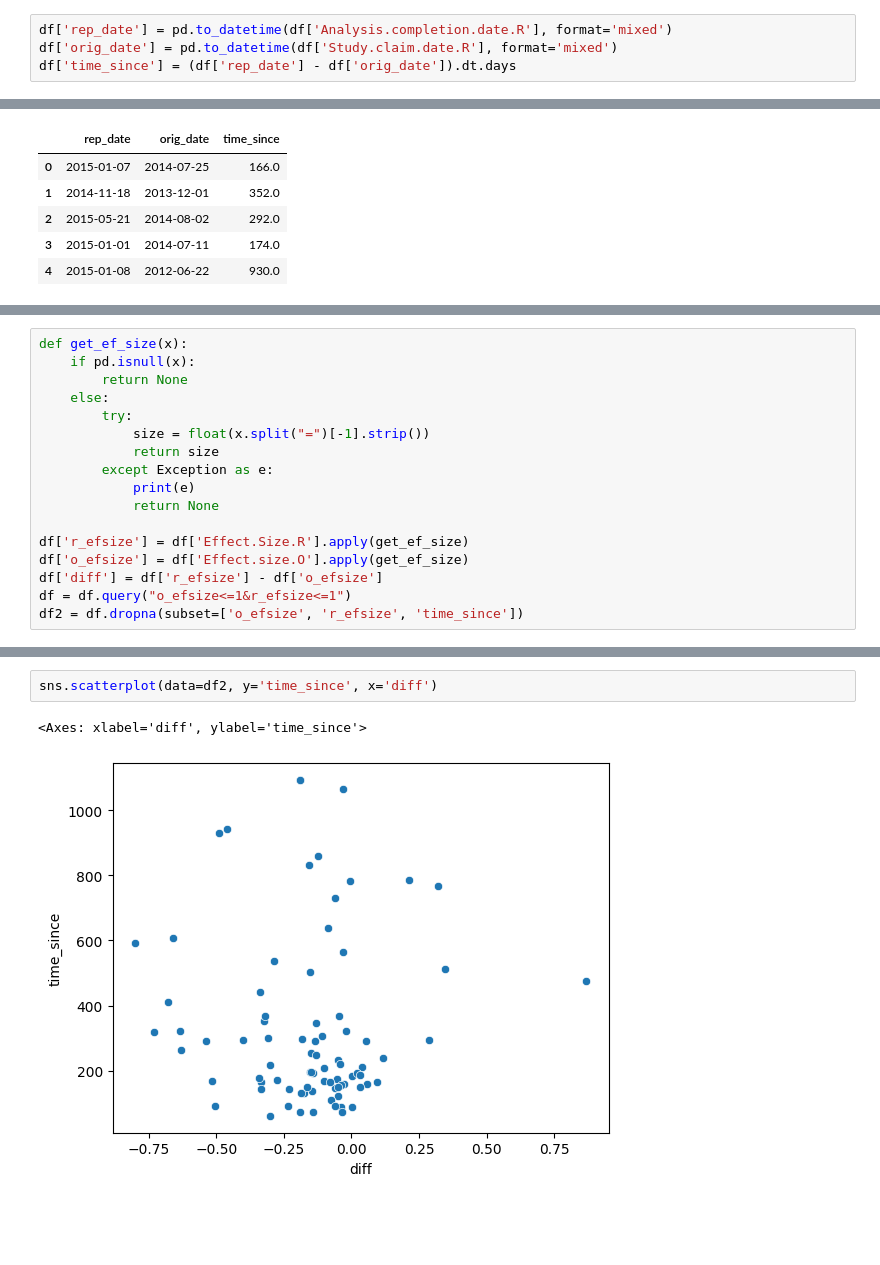
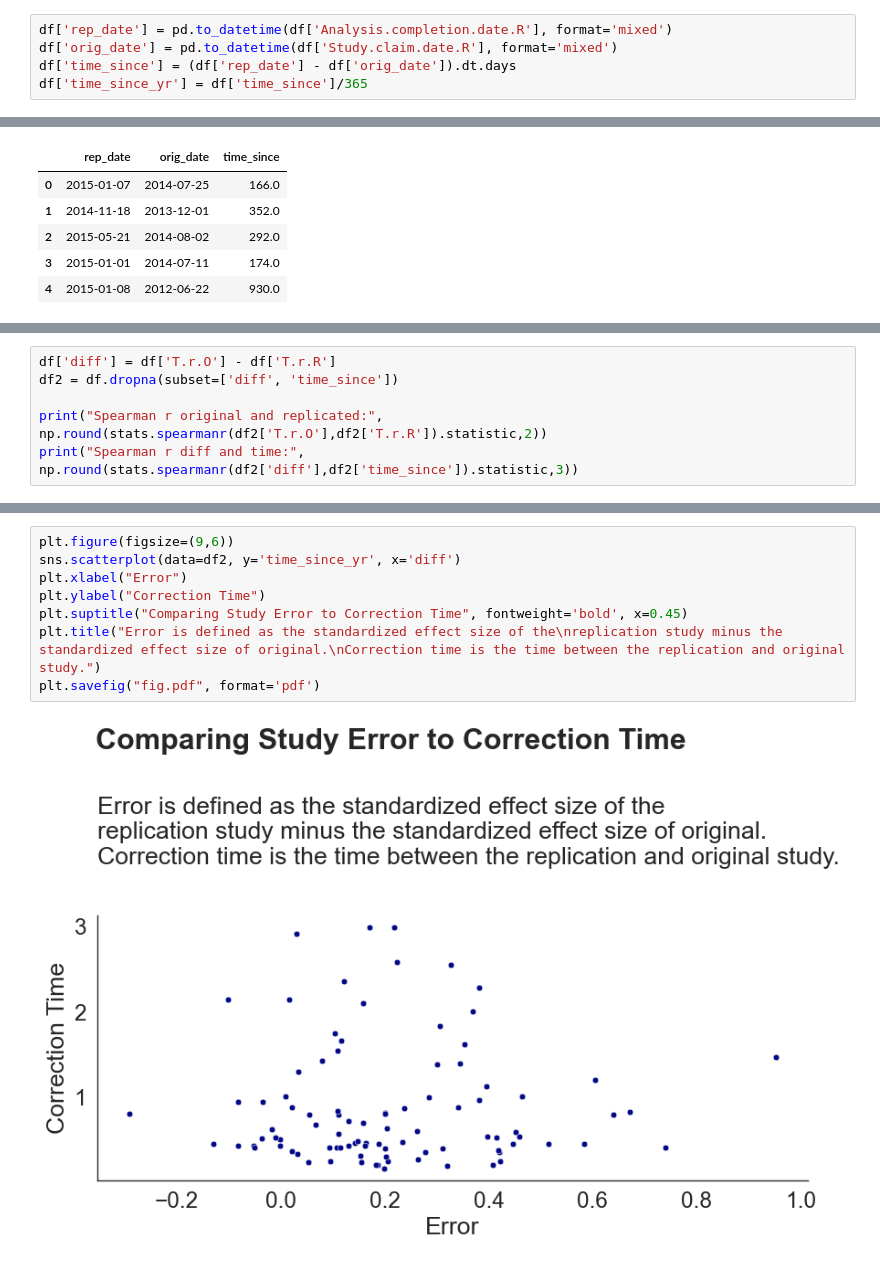
Before and after one commit to josh-ashkinaze/er_correct, a Jupyter notebook: replication.ipynb, the cells around one changed output, grey strips where cells are left out. Cells and saved outputs as stored; diff of their text form; blank space fills up the shorter version.

Commit message:
used pre computed ef size from authors

```diff
--- a/replication.ipynb
+++ b/replication.ipynb
@@ -33,6 +96,7 @@ print(sorted(df.columns))
 df['rep_date'] = pd.to_datetime(df['Analysis.completion.date.R'], format='mixed')
 df['orig_date'] = pd.to_datetime(df['Study.claim.date.R'], format='mixed')
 df['time_since'] = (df['rep_date'] - df['orig_date']).dt.days
+df['time_since_yr'] = df['time_since']/365
 # %%
 df[['rep_date', 'orig_date', 'time_since']].head(5)
 # %% [output]
@@ -64,18 +119,7 @@ A few values are not reported in standardized effect sizes, but we coerce r=.-11
 # %%
-def get_ef_size(x):
-    if pd.isnull(x):
-        return None
-    else:
-        try:
-            size = float(x.split("=")[-1].strip())
-            return size
-        except Exception as e:
-            print(e)
-            return None
+df['diff'] = df['T.r.O'] - df['T.r.R']
+df2 = df.dropna(subset=['diff', 'time_since'])
 
-df['r_efsize'] = df['Effect.Size.R'].apply(get_ef_size)
-df['o_efsize'] = df['Effect.size.O'].apply(get_ef_size)
-df['diff'] = df['r_efsize'] - df['o_efsize']
-df = df.query("o_efsize<=1&r_efsize<=1")
-df2 = df.dropna(subset=['o_efsize', 'r_efsize', 'time_since'])
+print("Spearman r original and replicated:", np.round(stats.spearmanr(df2['T.r.O'],df2['T.r.R']).statistic,2))
+print("Spearman r diff and time:", np.round(stats.spearmanr(df2['diff'],df2['time_since']).statistic,3))
 # %% [output]
@@ -99,5 +128,10 @@ See the caveats in the documentation: https://pandas.pydata.org/pandas-docs/stab
 # %%
-sns.scatterplot(data=df2, y='time_since', x='diff')
+plt.figure(figsize=(9,6))
+sns.scatterplot(data=df2, y='time_since_yr', x='diff')
+plt.xlabel("Error")
+plt.ylabel("Correction Time")
+plt.suptitle("Comparing Study Error to Correction Time", fontweight='bold', x=0.45)
+plt.title("Error is defined as the standardized effect size of the\nreplication study minus the standardized effect size of original.\nCorrection time is the time between the replication and original study.")
+plt.savefig("fig.pdf", format='pdf')
 # %% [output]
-<Axes: xlabel='diff', ylabel='time_since'>
-[figure, old version]
+[figure, new version]
```
Also changed, not shown: parts of 12 cells of this notebook.
